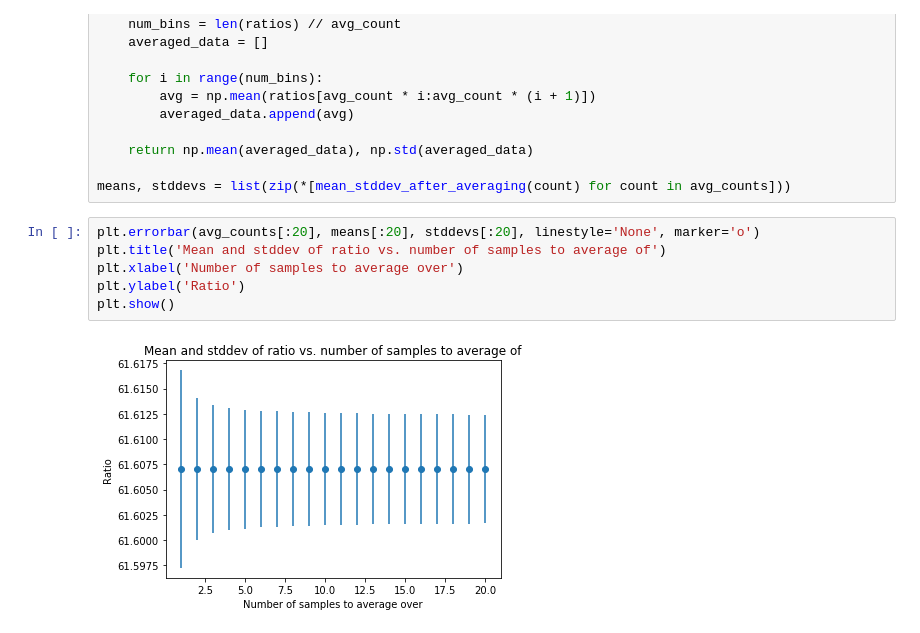
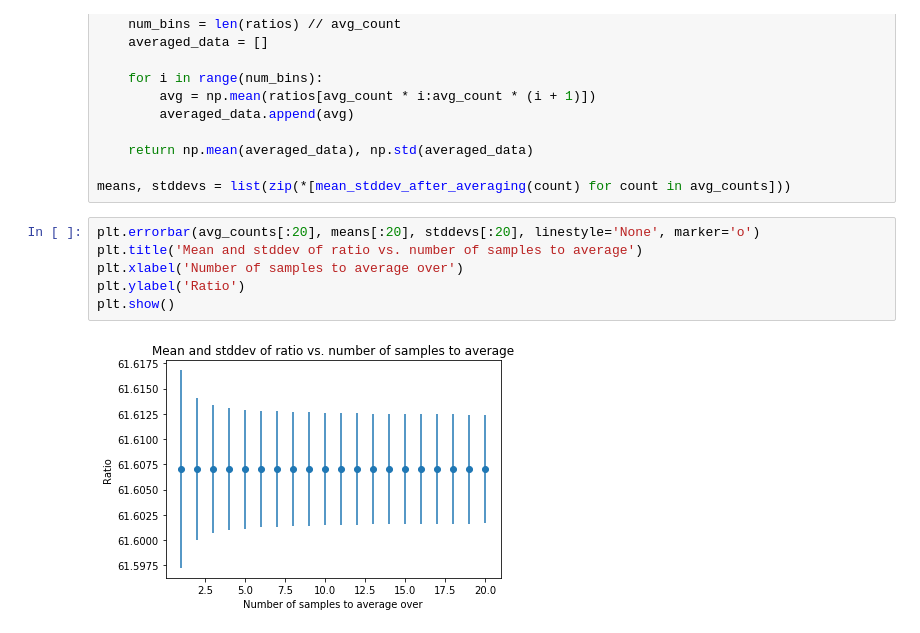
Before and after one commit to cwdao/scum-test-code, a Jupyter notebook: scum/2M_32k/2M_32k.ipynb, the cells around one changed output. Saved outputs shown, nothing was run; the diff lists cells and outputs as text.

```diff
--- a/scum/2M_32k/2M_32k.ipynb
+++ b/scum/2M_32k/2M_32k.ipynb
@@ -31,9 +31,9 @@ def mean_stddev_after_averaging(avg_count):
 means, stddevs = list(zip(*[mean_stddev_after_averaging(count) for count in avg_counts]))
 # %%
 plt.errorbar(avg_counts[:20], means[:20], stddevs[:20], linestyle='None', marker='o')
-plt.title('Mean and stddev of ratio vs. number of samples to average of')
+plt.title('Mean and stddev of ratio vs. number of samples to average')
 plt.xlabel('Number of samples to average over')
 plt.ylabel('Ratio')
 plt.show()
 # %% [output]
-[figure, old version]
+[figure, new version]
```
Also changed, not shown: 2 other files.
